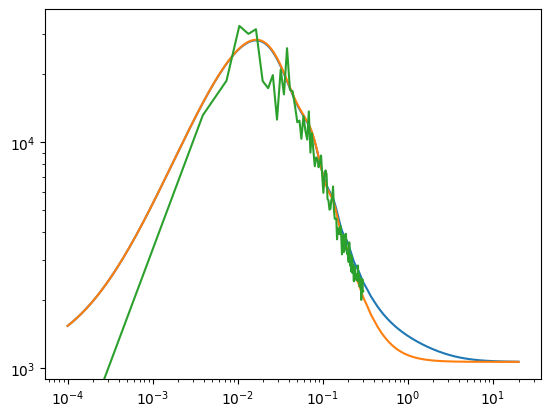
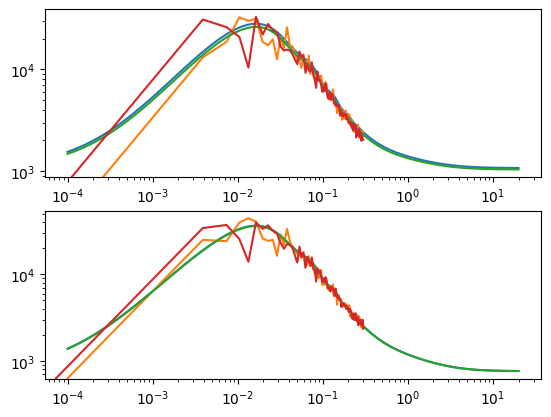
The notebook cell's code change between the first figure and the second:
--- before
+++ after
@@ -1,6 +1,18 @@
-for result in results:
-    plt.loglog(result['k'], result['Ptot'])
-    plt.loglog(result['k'], result['Ptot_L'])
-    #plt.loglog(result['k'], result['PNL'])
-    plt.loglog(result['k_measured'], result['Pmeasured'])
-    plt.show()
+fig, ax = plt.subplots(2)
+
+for i in range(2):
+    
+    d = f"/users/odarwish/scratch/ABACUS/abacus_out/AbacusSummit_base_c000_ph{i:03}/z0.500/galaxies/"
+    
+    results_L = np.load(d+f"LRG_out_info.npy", allow_pickle = True).item()
+    
+    results_E = np.load(d+f"ELG_out_info.npy", allow_pickle = True).item()
+    results = [results_L, results_E]
+    
+    for k, result in enumerate(results):
+        ax[k].loglog(result['k'], result['Ptot'])
+        #ax[i].loglog(result['k'], result['Ptot_L'])
+        #plt.loglog(result['k'], result['PNL'])
+        ax[k].loglog(result['k_measured'], result['Pmeasured'])
+        
+plt.show()

Commit: updates